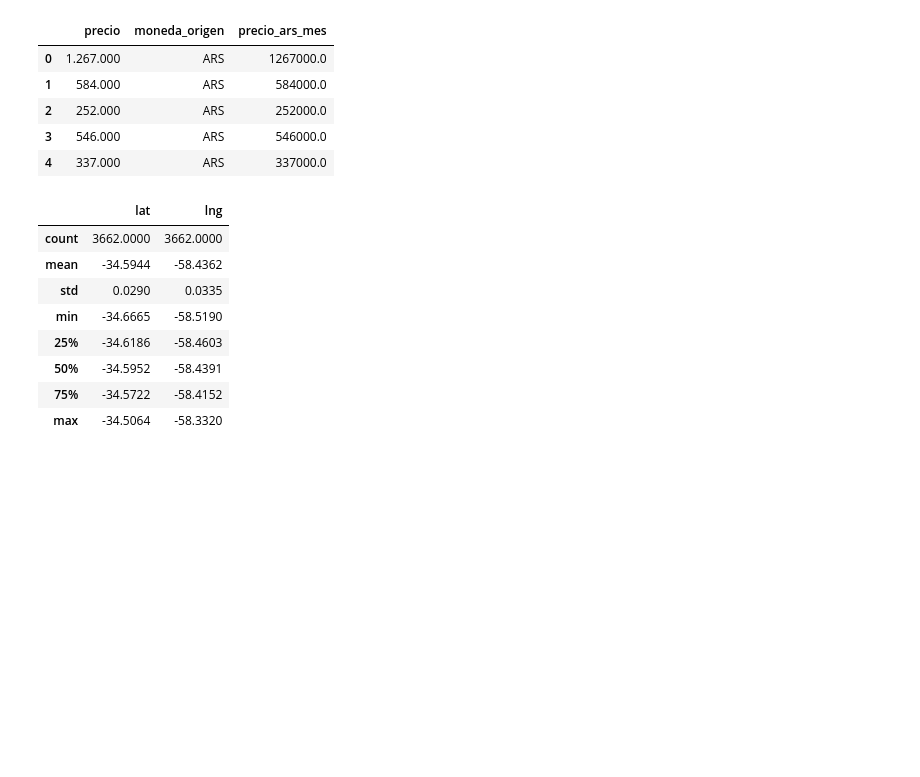
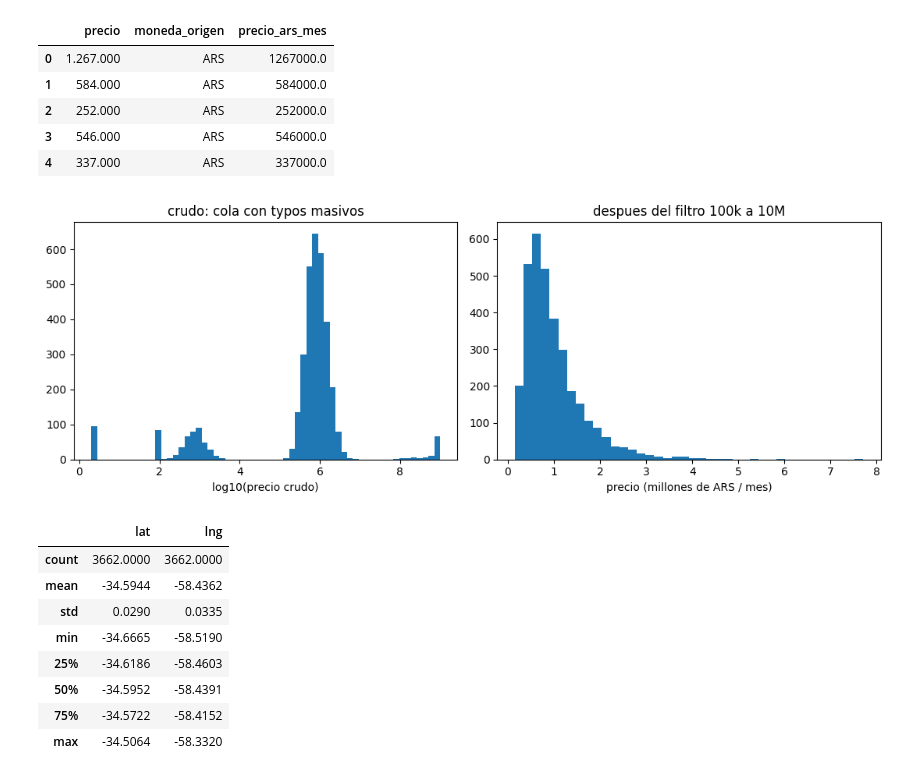
Before and after one commit to MFelix9310/prueba-tecnica-ds-propiedata, a Jupyter notebook: notebooks/01_limpieza.ipynb, the cells around one changed output. Drawn from its saved outputs; the diff is of its cells as text; code cells hidden in the pictures; blank space fills up the shorter version.

```diff
--- a/notebooks/01_limpieza.ipynb
+++ b/notebooks/01_limpieza.ipynb
@@ -70,6 +82,23 @@ a[['precio', 'moneda_origen', 'precio_ars_mes']].head()
 | 2 | 252.000 | ARS | 252000.0 |
 | 3 | 546.000 | ARS | 546000.0 |
 | 4 | 337.000 | ARS | 337000.0 |
+# %%
+# precio en A crudo vs despues del filtro 100k-10M. Los typos masivos se ven en escala log
+crudo = pd.to_numeric(p.str.extract(r'([\d.]+)')[0].str.replace('.', '', regex=False), errors='coerce')
+
+fig, axes = plt.subplots(1, 2, figsize=(11, 4))
+axes[0].hist(np.log10(crudo.dropna() + 1), bins=60)
+axes[0].set_xlabel('log10(precio crudo)')
+axes[0].set_title('crudo: cola con typos masivos')
+
+axes[1].hist(a['precio_ars_mes'].dropna() / 1e6, bins=40)
+axes[1].set_xlabel('precio (millones de ARS / mes)')
+axes[1].set_title('despues del filtro 100k a 10M')
+
+plt.tight_layout()
+plt.show()
+# %% [output]
+[figure, added]
 # %%
 # lat/lng vienen como string, ~8% usa coma decimal
 a['lat'] = pd.to_numeric(a['latitud'].astype(str).str.replace(',', '.', regex=False), errors='coerce')
```
Also changed, not shown: parts of 3 cells of this notebook.
